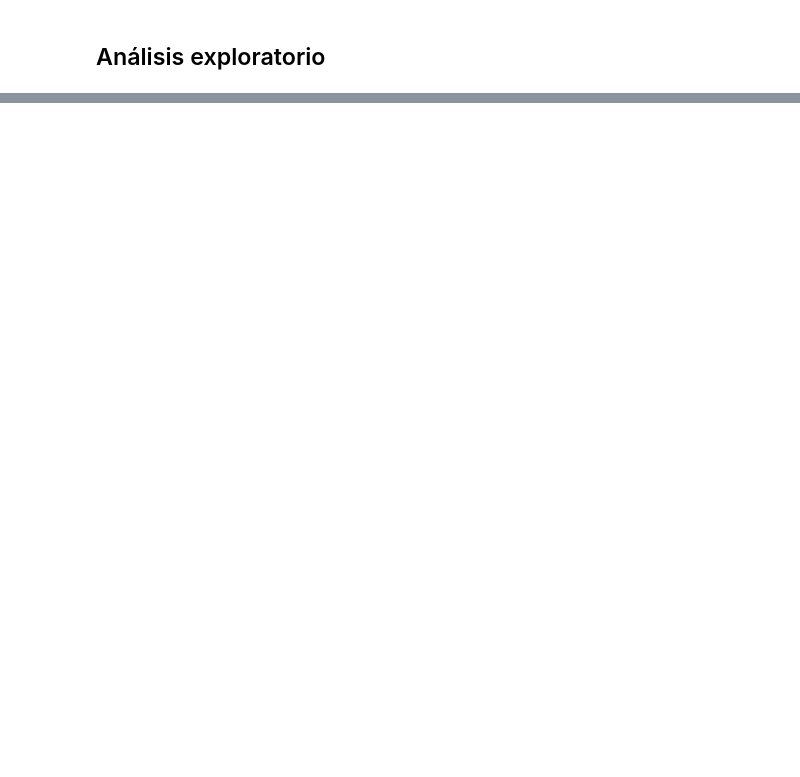
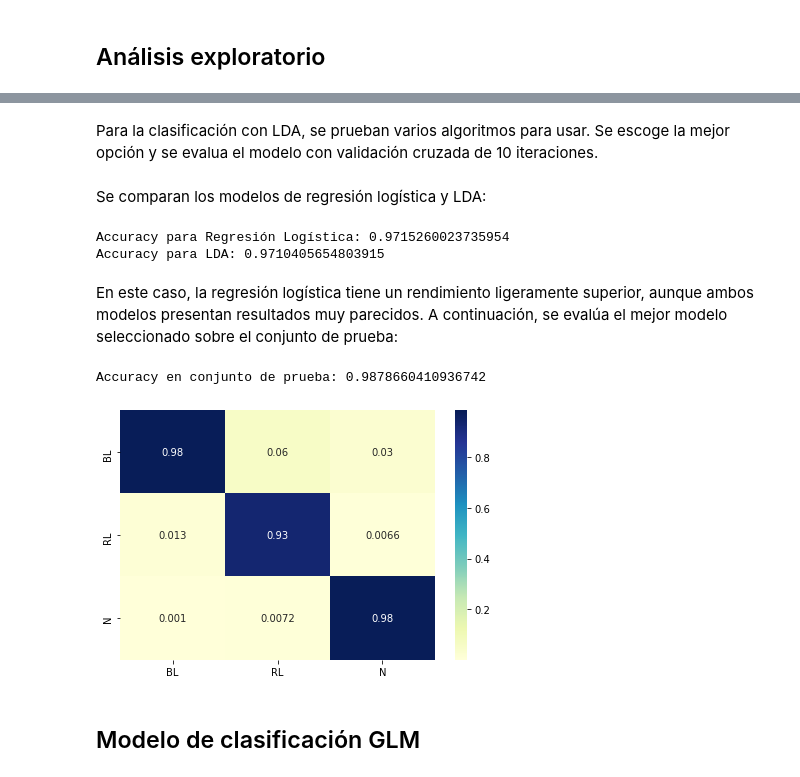
Before and after one commit to BogoCoder/project1_ada, a Jupyter notebook: Notebook_pro2.ipynb, the cells around one changed output, grey strips where cells are left out. Cells and saved outputs as stored; diff of their text form; code cells hidden in the pictures; blank space fills up the shorter version.

```diff
--- a/Notebook_pro2.ipynb
+++ b/Notebook_pro2.ipynb
@@ -50,0 +123,4 @@ X_train, X_test, y_train, y_test = train_test_split(X,y,test_size= 0.3, random_s
+# %%
+norm = StandardScaler().fit(X_train)
+X_train_norm = norm.transform(X_train)
+X_test_norm = norm.transform(X_test)
@@ -51 +140,45 @@ X_train, X_test, y_train, y_test = train_test_split(X,y,test_size= 0.3, random_s
+# %%
+parametros = {'C':10**np.linspace(-3,3,20)}
+modelo = LogisticRegression()
+mejor_conf = GridSearchCV(modelo, parametros)
+mejor_conf.fit(X_train_norm,y_train)
+mejor_reglog = LogisticRegression(C=mejor_conf.best_params_['C'])
+accuracies = cross_val_score(mejor_reglog, X_train_norm, y_train, cv=10, scoring="accuracy")
+acc_reglog = accuracies.mean()
+# %% [markdown]
+Para la clasificación con LDA, se prueban varios algoritmos para usar. Se escoge la mejor opción y se evalua el modelo con validación cruzada de 10 iteraciones.
+# %%
+parametros = {'solver':['svd', 'lsqr', 'eigen']}
+modelo = LinearDiscriminantAnalysis()
+mejor_conf = GridSearchCV(modelo, parametros)
+mejor_conf.fit(X_train_norm,y_train)
+mejor_lda = LinearDiscriminantAnalysis(solver=mejor_conf.best_params_['solver'])
+accuracies = cross_val_score(mejor_lda, X_train_norm, y_train, cv=10, scoring="accuracy")
+acc_lda = accuracies.mean()
+# %% [markdown]
+Se comparan los modelos de regresión logística y LDA:
+# %%
+print("Accuracy para Regresión Logística:", acc_reglog)
+print("Accuracy para LDA:", acc_lda)
+# %% [output]
+Accuracy para Regresión Logística: 0.9715260023735954
+Accuracy para LDA: 0.9710405654803915
+# %% [markdown]
+En este caso, la regresión logística tiene un rendimiento ligeramente superior, aunque ambos modelos presentan resultados muy parecidos. A continuación, se evalúa el mejor modelo seleccionado sobre el conjunto de prueba:
+# %%
+mejor_reglog.fit(X_train_norm,y_train)
+y_pred = mejor_reglog.predict(X_test_norm)
+CM = confusion_matrix(y_pred,y_test,labels=['BL','RL','N'])
+CM = np.resize(CM,new_shape=[3,3])
+CM = CM/np.sum(CM,axis=1)
+CM = pd.DataFrame(CM, index = ['BL','RL','N'], columns=['BL','RL','N'])
+sns.heatmap(CM,annot=True,cmap = 'YlGnBu')
+print('Accuracy en conjunto de prueba:',mejor_reglog.score(X_train_norm,y_train))
+plt.tight_layout()
+plt.show()
+# %% [output]
+Accuracy en conjunto de prueba: 0.9878660410936742
+[figure, added]
+# %% [markdown]
+## Modelo de clasificación GLM
 # %%
```
Also changed, not shown: parts of 18 cells of this notebook.
